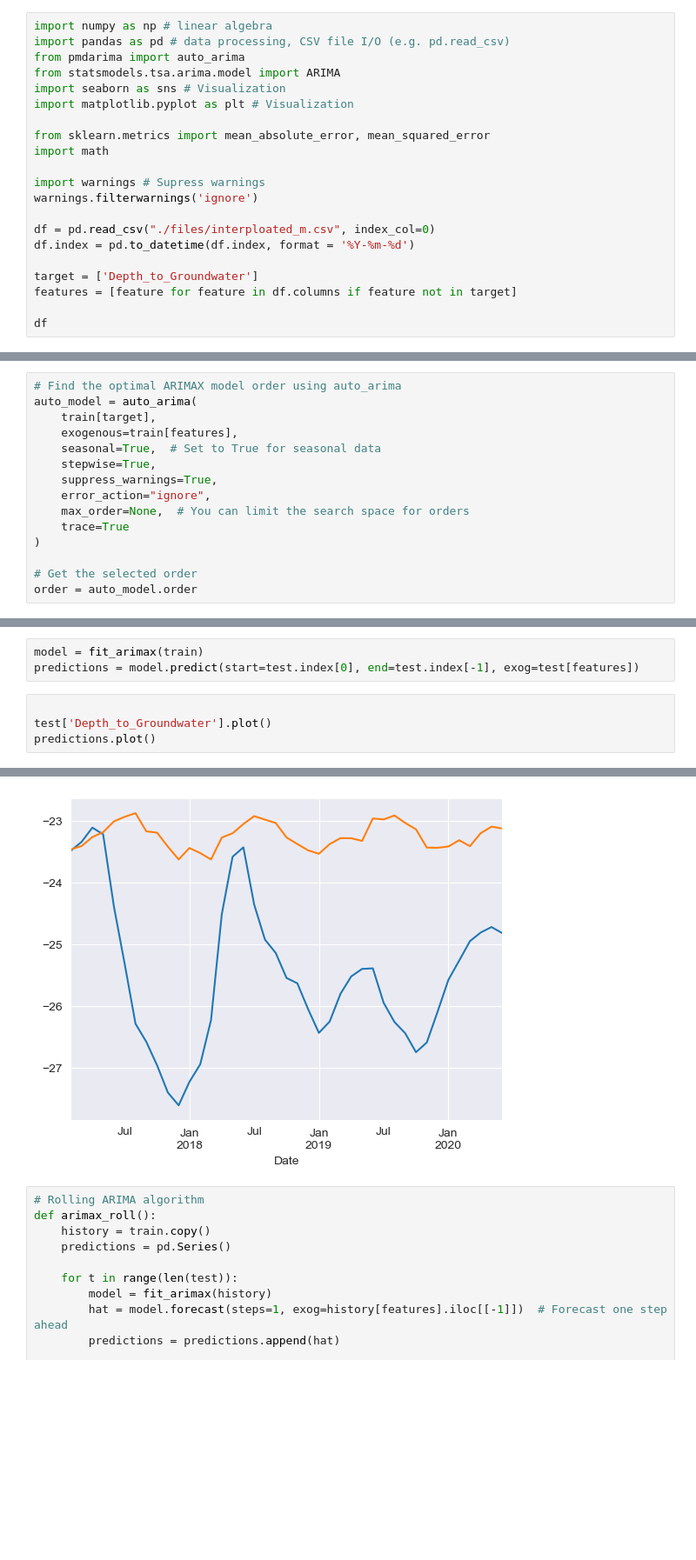
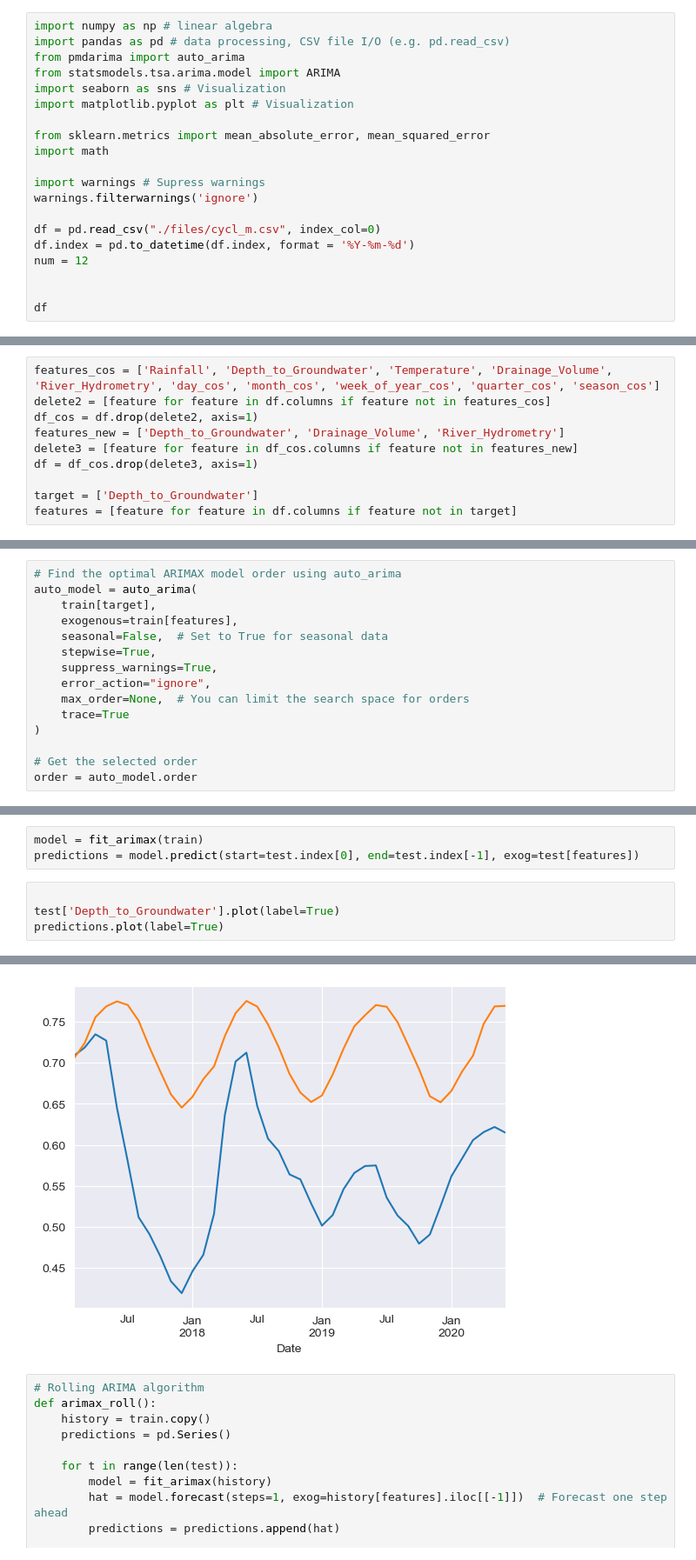
Before and after one commit to KatrinPoepp/bachelor, a Jupyter notebook: ARIMAX.ipynb, the cells around one changed output, grey strips where cells are left out. Shown at 87% size. Cells and saved outputs as stored; diff of their text form; blank space fills up the shorter version.

```diff
--- a/ARIMAX.ipynb
+++ b/ARIMAX.ipynb
@@ -12,11 +12,10 @@ import math
 import warnings # Supress warnings
 warnings.filterwarnings('ignore')
 
-df = pd.read_csv("./files/interploated_m.csv", index_col=0)
+df = pd.read_csv("./files/cycl_m.csv", index_col=0)
 df.index = pd.to_datetime(df.index, format = '%Y-%m-%d')
+num = 12
 
-target = ['Depth_to_Groundwater']
-features = [feature for feature in df.columns if feature not in target]
 
 df
 # %% [output]
@@ -36,0 +36,10 @@ df
+# %%
+features_cos = ['Rainfall', 'Depth_to_Groundwater', 'Temperature', 'Drainage_Volume', 'River_Hydrometry', 'day_cos', 'month_cos', 'week_of_year_cos', 'quarter_cos', 'season_cos']
+delete2 = [feature for feature in df.columns if feature not in features_cos]
+df_cos = df.drop(delete2, axis=1)
+features_new = ['Depth_to_Groundwater', 'Drainage_Volume', 'River_Hydrometry']
+delete3 = [feature for feature in df_cos.columns if feature not in features_new]
+df = df_cos.drop(delete3, axis=1)
+
+target = ['Depth_to_Groundwater']
+features = [feature for feature in df.columns if feature not in target]
@@ -58,7 +71,7 @@ testSize
 auto_model = auto_arima(
     train[target],
     exogenous=train[features],
-    seasonal=True,  # Set to True for seasonal data
+    seasonal=False,  # Set to True for seasonal data
     stepwise=True,
     suppress_warnings=True,
     error_action="ignore",
@@ -96,11 +122,11 @@ model = fit_arimax(train)
 predictions = model.predict(start=test.index[0], end=test.index[-1], exog=test[features])
 # %%
 
-test['Depth_to_Groundwater'].plot()
-predictions.plot()
+test['Depth_to_Groundwater'].plot(label=True)
+predictions.plot(label=True)
 # %% [output]
 <Axes: xlabel='Date'>
-[figure, old version]
+[figure, new version]
 # %%
 # Rolling ARIMA algorithm
 def arimax_roll():
```
Also changed, not shown: parts of 13 cells of this notebook, 21 other files.
